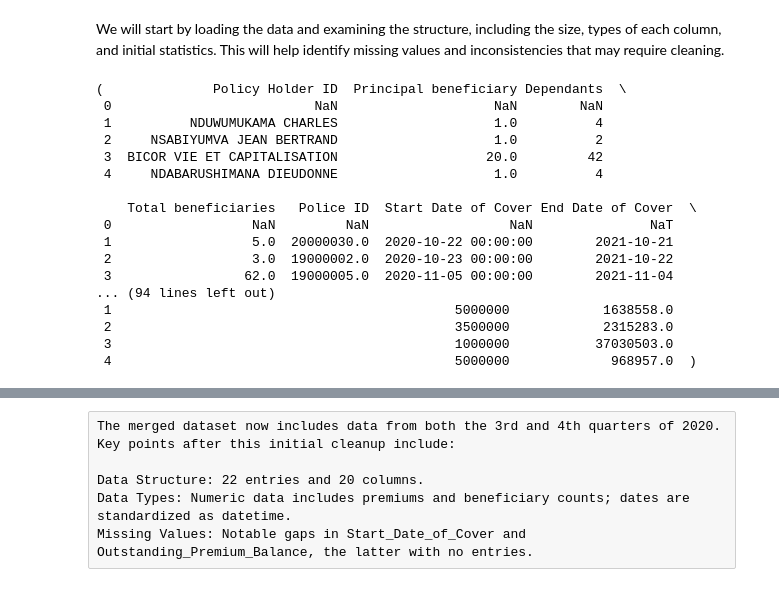
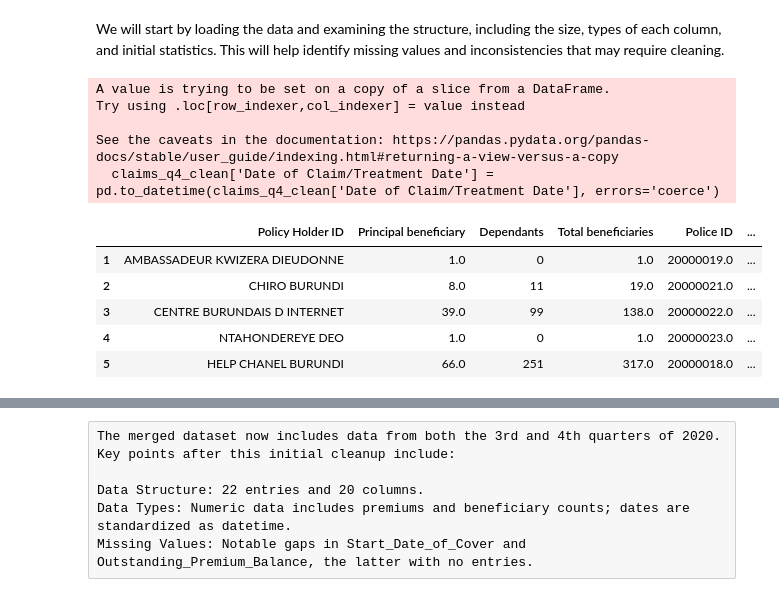
Before and after one commit to Kanyi254/Insurance-quotation, a Jupyter notebook: Project Phase 5/Automating Professional Indemnity Insurance Quotation with AI.ipynb, the cells around one changed output, grey strips where cells are left out. Cells and saved outputs as stored; diff of their text form; code cells hidden in the pictures.

```diff
--- a/Project Phase 5/Automating Professional Indemnity Insurance Quotation with AI.ipynb
+++ b/Project Phase 5/Automating Professional Indemnity Insurance Quotation with AI.ipynb
@@ -82,25 +93,59 @@ from sklearn.ensemble import RandomForestRegressor
 from sklearn.metrics import mean_squared_error, r2_score
 # %%
 # Load datasets
-data_3rd_qtr = pd.read_excel("DATASETS/AI4I-CLAIMS-DATASET/3QTR/Medical quota share treaty  3rd Qtr 2020.xlsx")
-data_4th_qtr = pd.read_excel("DATASETS/AI4I-CLAIMS-DATASET/4QTR/BICOR LIFE - Medical Quota share - 4th qtr 2020.xlsx")
+premium_q3 = pd.read_excel('Medical quota share treaty  3rd Qtr 2020.xlsx')
+premium_q4 = pd.read_excel('BICOR LIFE - Medical Quota share - 4th qtr 2020.xlsx')
 
-data_4th_qtr.head(), data_3rd_qtr.head()
+claims_q3 = pd.read_excel('Medical quota share treaty  3rd Qtr 2020.xlsx', sheet_name='Claims Bordereaux')
+claims_q4 = pd.read_excel('BICOR LIFE - Medical Quota share - 4th qtr 2020.xlsx', sheet_name='Claims Bordereaux')
+
+# Basic cleaning: Drop unnamed columns, and missing values
+premium_q3_clean = premium_q3.dropna(axis=1, how='all')  # Drop columns that are entirely NaN
+premium_q4_clean = premium_q4.dropna(axis=1, how='all')
+
+claims_q3_clean = claims_q3.dropna(axis=1, how='all')
+claims_q4_clean = claims_q4.dropna(axis=1, how='all')
+
+# Convert date columns to datetime
+premium_q3_clean['Start Date of Cover'] = pd.to_datetime(premium_q3_clean['Start Date of Cover'], errors='coerce')
+premium_q4_clean['Start Date of Cover'] = pd.to_datetime(premium_q4_clean['Start Date of Cover'], errors='coerce')
+
+claims_q3_clean['Date of Claim/Treatment Date'] = pd.to_datetime(claims_q3_clean['Date of Claim/Treatment Date'], errors='coerce')
+claims_q4_clean['Date of Claim/Treatment Date'] = pd.to_datetime(claims_q4_clean['Date of Claim/Treatment Date'], errors='coerce')
+
+def fix_unnamed_columns(df):
+  """Moves column names from 'Unnamed' columns to the index, and removes the original row."""
+  new_columns = []
+  rows_to_remove = []
+  for i, col in enumerate(df.columns):
+    if 'Unnamed' in col:
+      if df[col].notna().any():
+        new_columns.append(df[col][df[col].notna().idxmax()])
+        rows_to_remove.append(df[col].notna().idxmax())
+      else:
+        new_columns.append(col)
+    else:
+      new_columns.append(col)
+  df.columns = new_columns
+  df = df.drop(rows_to_remove)
+  return df
+
+premium_q3_clean = fix_unnamed_columns(premium_q3_clean)
+premium_q4_clean = fix_unnamed_columns(premium_q4_clean)
+claims_q3_clean = fix_unnamed_columns(claims_q3_clean)
+claims_q4_clean = fix_unnamed_columns(claims_q4_clean)
+
+# View basic structure
+premium_q3_clean.head()
 # %% [output]
-(              Policy Holder ID  Principal beneficiary Dependants  \
- 0                          NaN                    NaN        NaN
- 1          NDUWUMUKAMA CHARLES                    1.0          4
- 2     NSABIYUMVA JEAN BERTRAND                    1.0          2
- 3  BICOR VIE ET CAPITALISATION                   20.0         42
- 4     NDABARUSHIMANA DIEUDONNE                    1.0          4
+A value is trying to be set on a copy of a slice from a DataFrame.
+Try using .loc[row_indexer,col_indexer] = value instead
 
-    Total beneficiaries   Police ID  Start Date of Cover End Date of Cover  \
- 0                  NaN         NaN                  NaN               NaT
- 1                  5.0  20000030.0  2020-10-22 00:00:00        2021-10-21
- 2                  3.0  19000002.0  2020-10-23 00:00:00        2021-10-22
- 3                 62.0  19000005.0  2020-11-05 00:00:00        2021-11-04
-... (94 lines left out)
- 1                                            5000000            1638558.0
- 2                                            3500000            2315283.0
- 3                                            1000000           37030503.0
- 4                                            5000000             968957.0  )
+See the caveats in the documentation: https://pandas.pydata.org/pandas-docs/stable/user_guide/indexing.html#returning-a-view-versus-a-copy
+  claims_q4_clean['Date of Claim/Treatment Date'] = pd.to_datetime(claims_q4_clean['Date of Claim/Treatment Date'], errors='coerce')
+|  | Policy Holder ID | Principal beneficiary | Dependants | Total beneficiaries | Police ID | ... |
+| 1 | AMBASSADEUR KWIZERA DIEUDONNE | 1.0 | 0 | 1.0 | 20000019.0 | ... |
+| 2 | CHIRO BURUNDI | 8.0 | 11 | 19.0 | 20000021.0 | ... |
+| 3 | CENTRE BURUNDAIS D INTERNET | 39.0 | 99 | 138.0 | 20000022.0 | ... |
+| 4 | NTAHONDEREYE DEO | 1.0 | 0 | 1.0 | 20000023.0 | ... |
+| 5 | HELP CHANEL BURUNDI | 66.0 | 251 | 317.0 | 20000018.0 | ... |
```
Also changed, not shown: parts of 32 cells of this notebook.
